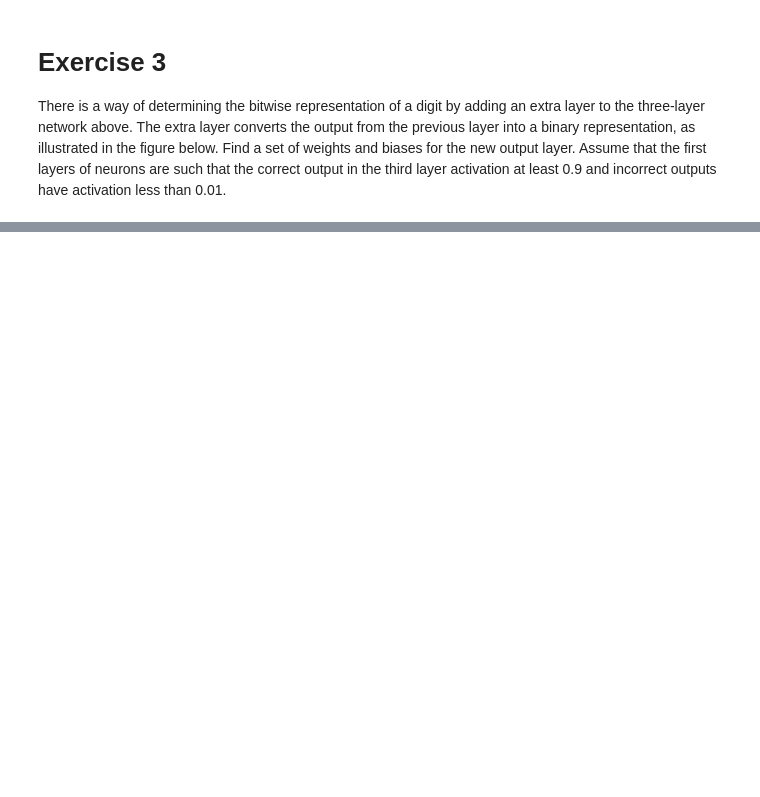
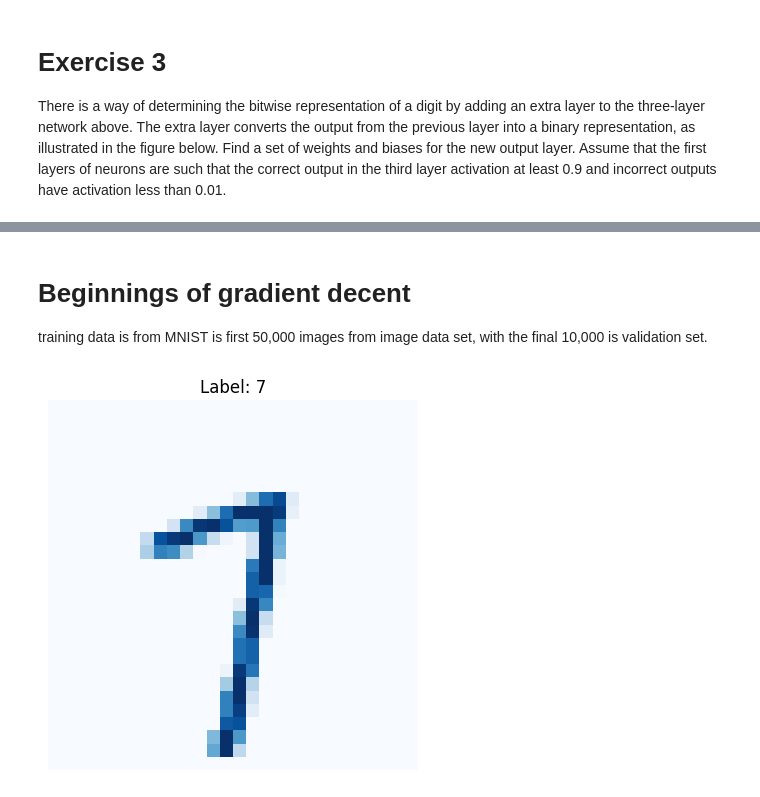
Before and after one commit to damianfrench/Computational-Neuroscience, a Jupyter notebook: Experimenting With Neurons.ipynb, the cells around one changed output, grey strips where cells are left out. Drawn from its saved outputs; the diff is of its cells as text; code cells hidden in the pictures; blank space fills up the shorter version.

Commit message:
finally troubleshooted and got the neural net trained and working

```diff
--- a/Experimenting With Neurons.ipynb
+++ b/Experimenting With Neurons.ipynb
@@ -384,0 +415,46 @@ sigmoid net output: [0 0 1 0]
+# %% [markdown]
+# Beginnings of gradient decent
+
+training data is from MNIST is first 50,000 images from image data set, with the final 10,000 is validation set.
+# %%
+from tensorflow.keras.datasets import mnist
+from tensorflow.keras.utils import to_categorical
+import matplotlib.pyplot as plt
+import numpy as np
+
+(train_images, train_labels), (test_images, test_labels) = mnist.load_data()
+
+plt.imshow(train_images[42], cmap="Blues")
+plt.title(f"Label: {train_labels[42]}")
+plt.axis("off")
+plt.show()
+
+class MNISTLoader:
+    def __init__(self):
+        # Load MNIST data from Keras
+        (x_train, y_train), (x_test, y_test) = mnist.load_data()
+
+        # Normalize and flatten images
+        x_train = x_train.reshape(-1, 28*28).astype('float32') / 255.0
+        x_test = x_test.reshape(-1, 28*28).astype('float32') / 255.0
+
+        # One-hot encode labels
+        y_train_oh = to_categorical(y_train, 10)
+        y_test_oh = to_categorical(y_test, 10)
+
+        # Split training into training + validation
+        validation_size = 10000
+        self.validation_data = (x_train[:validation_size], y_train_oh[:validation_size])
+        self.validation_data = list(zip(self.validation_data[0], self.validation_data[1]))
+
+        self.training_data = (x_train[validation_size:], y_train_oh[validation_size:])
+        self.training_data = list(zip(self.training_data[0], self.training_data[1]))
+
+        self.test_data = (x_test, y_test_oh)
+
+        # Also store labels as integers for convenience (like Nielsen does)
+        self.training_data_int = (x_train[validation_size:], y_train[validation_size:])
+        self.validation_data_int = (x_train[:validation_size], y_train[:validation_size])
+        self.test_data_int = (x_test, y_test)
+# %% [output]
+[figure, added]
```
Also changed, not shown: parts of 8 cells of this notebook.
